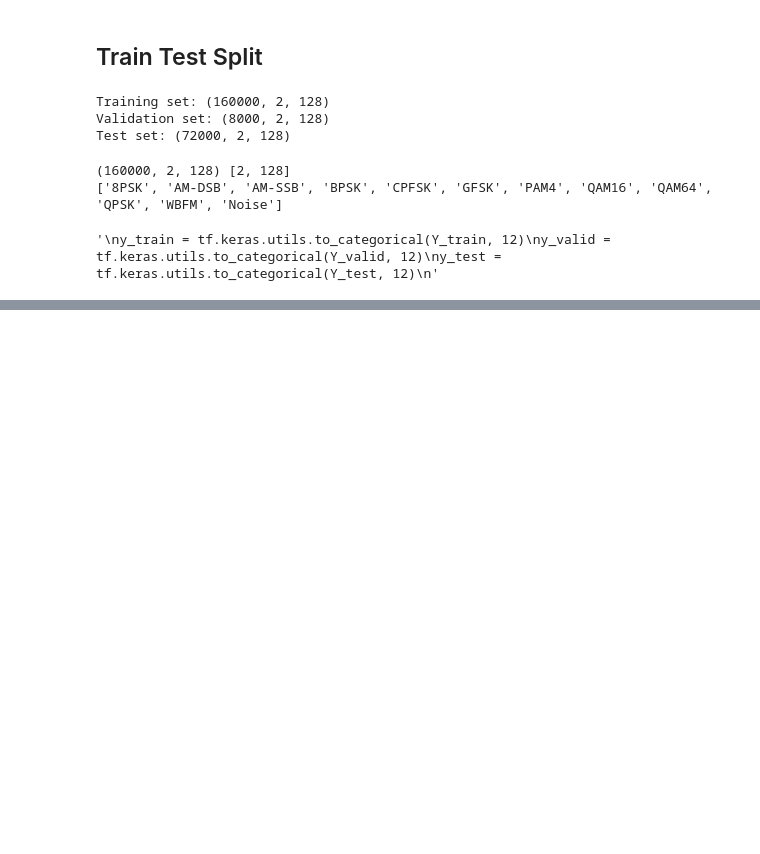
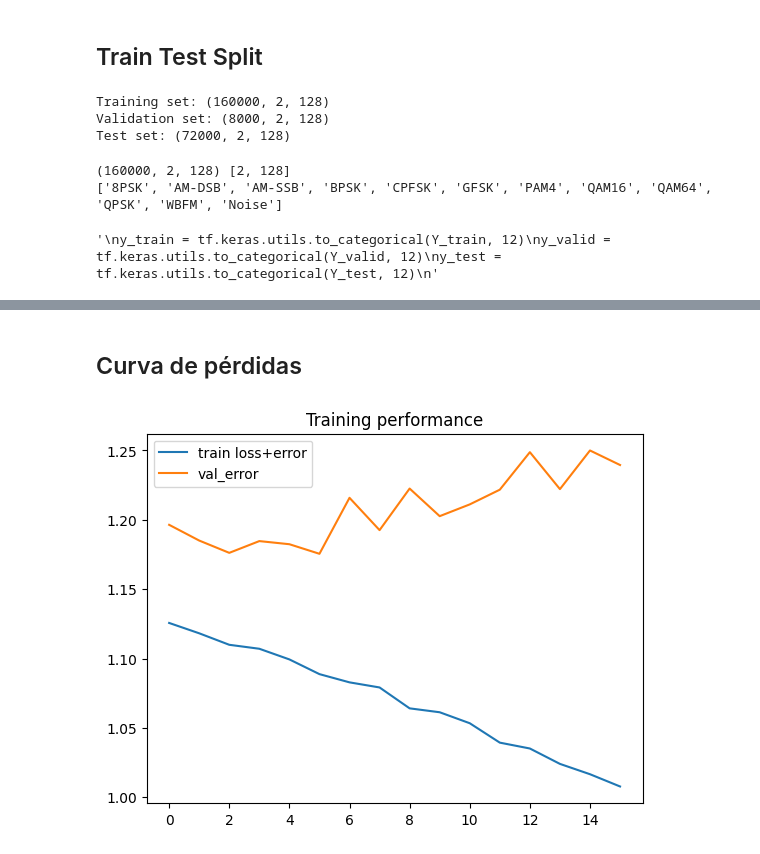
Before and after one commit to MarianaNV10/TDS3-FP, a Jupyter notebook: FinalProject_TDS3.ipynb, the cells around one changed output, grey strips where cells are left out. Drawn from its saved outputs; the diff is of its cells as text; code cells hidden in the pictures; blank space fills up the shorter version.

Commit message:
Entrenamiento, prueba del modelo y curva de pérdidas

```diff
--- a/FinalProject_TDS3.ipynb
+++ b/FinalProject_TDS3.ipynb
@@ -181,6 +201,10 @@ y_test = tf.keras.utils.to_categorical(Y_test, 12)
 # %%
 dr = 0.6 # dropout rate (%) = percentage of neurons to randomly lose each iteration
+classes = 12
 model = models.Sequential()
+
+#Reshape
+model.add(Reshape((w,h,1), input_shape=(w,h)))
 
 # Must define the input shape in the first layer of the neural network
 model.add(Convolution2D(filters=16, kernel_size=2, padding='same', activation='relu', input_shape=(w,h,1)))
@@ -192,7 +216,9 @@ model.add(Convolution2D(filters=64, kernel_size=2, padding='same', activation='r
 model.add(Flatten())
 model.add(Dense(512, activation='relu'))
 model.add(Dropout(dr))
-model.add(Dense(12, activation='softmax'))
+model.add(Dense(256, activation='relu'))
+model.add(Dropout(dr))
+model.add(Dense(classes, activation='softmax'))
 
 # Take a look at the model summary
 model.summary()
@@ -223,6 +251,6 @@ model.compile(loss='categorical_crossentropy',
 # %%
 # Set up some params
-nb_epoch = 100     # number of epochs to train on
+nb_epoch = 250     # number of epochs to train on
 batch_size = 1024  # training batch size
 # %%
 # perform training ...
@@ -266,0 +330,11 @@ Epoch 59: early stopping
+# %% [markdown]
+## Curva de pérdidas
+# %%
+# Show loss curves
+plt.figure();
+plt.title('Training performance');
+plt.plot(history.epoch, history.history['loss'], label='train loss+error');
+plt.plot(history.epoch, history.history['val_loss'], label='val_error');
+plt.legend();
+# %% [output]
+[figure, added]
```
Also changed, not shown: parts of 8 cells of this notebook.
